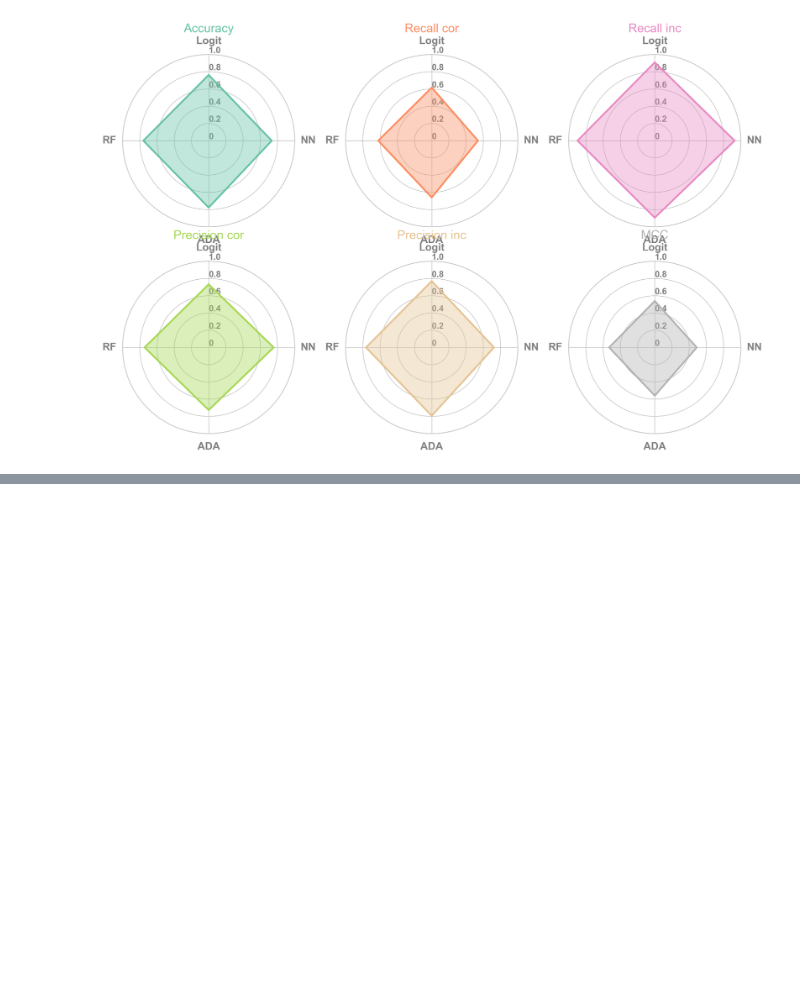
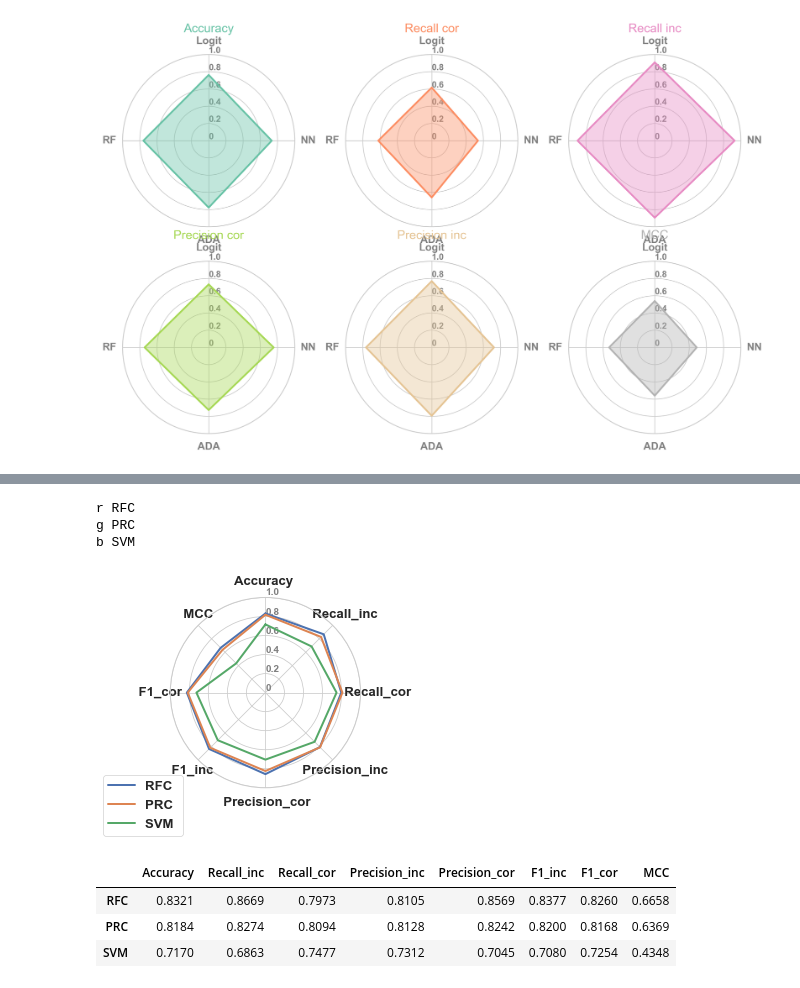
Before and after one commit to D-Barradas/DataViz, a Jupyter notebook: Radar_plots/Radar_plots_2020.ipynb, the cells around one changed output, grey strips where cells are left out. Drawn from its saved outputs; the diff is of its cells as text; code cells hidden in the pictures; blank space fills up the shorter version.

```diff
--- a/Radar_plots/Radar_plots_2020.ipynb
+++ b/Radar_plots/Radar_plots_2020.ipynb
@@ -571,0 +661,14 @@ values
+# %%
+plot_radar(df_metrics_balanced,"Radar_plot_metrics_balanced")
+# %% [output]
+r RFC
+g PRC
+b SVM
+[figure, added]
+# %%
+df_metrics_balanced
+# %% [output]
+|  | Accuracy | Recall_inc | Recall_cor | Precision_inc | Precision_cor | F1_inc | F1_cor | MCC |
+| RFC | 0.8321 | 0.8669 | 0.7973 | 0.8105 | 0.8569 | 0.8377 | 0.8260 | 0.6658 |
+| PRC | 0.8184 | 0.8274 | 0.8094 | 0.8128 | 0.8242 | 0.8200 | 0.8168 | 0.6369 |
+| SVM | 0.7170 | 0.6863 | 0.7477 | 0.7312 | 0.7045 | 0.7080 | 0.7254 | 0.4348 |
```
Also changed, not shown: parts of 28 cells of this notebook, 1 other file.
